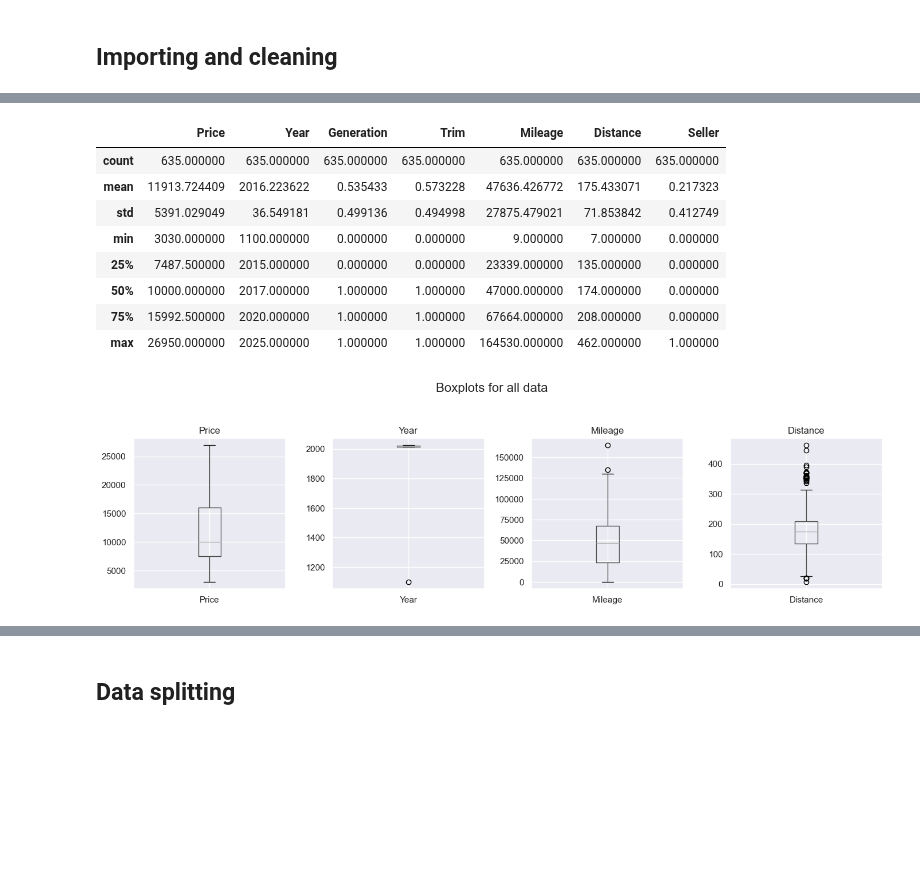
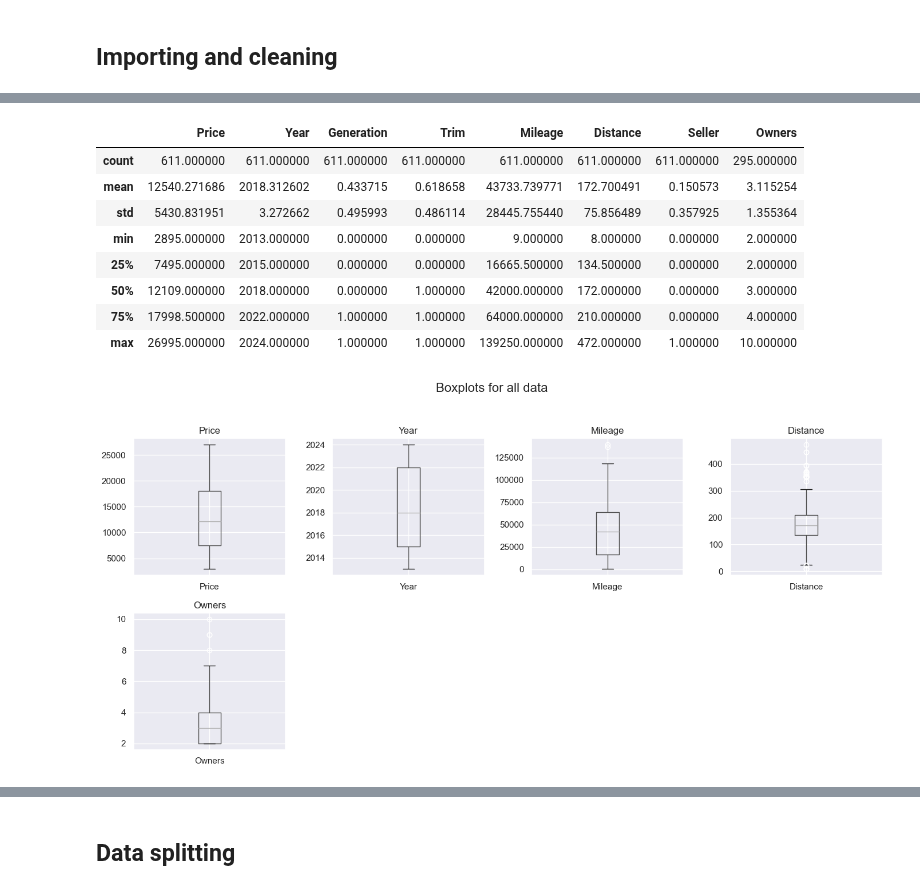
Before and after one commit to jamesdeluk/data-projects, a Jupyter notebook: Projects/car-price-regression-modelling/st.ipynb, the cells around one changed output, grey strips where cells are left out. Saved outputs shown, nothing was run; the diff lists cells and outputs as text; code cells hidden in the pictures; blank space fills up the shorter version.

```diff
--- a/Projects/car-price-regression-modelling/st.ipynb
+++ b/Projects/car-price-regression-modelling/st.ipynb
@@ -56,4 +56,14 @@ from scipy.stats import ttest_rel
 ## Importing and cleaning
 # %%
 # data = pd.read_csv('/content/drive/MyDrive/Colab Notebooks/data/car_data.csv')
-data = pd.read_csv('data/car_data.csv')
+data = pd.read_csv('car_data_winter2024.csv')
+
+display(data.head())
+print()
+display(data.describe(include='all'))
+print()
+print('Null values')
+display(data.isnull().sum().sort_values())
+print()
+print('Unique values')
+display(data.nunique().sort_values())
@@ -115,15 +117,15 @@ data['Seller'] = data['Seller'].map({'Private':1, 'Trade':0})
 
 display(data.describe(include='all'))
 # %% [output]
-|  | Price | Year | Generation | Trim | Mileage | Distance | Seller |
-| count | 635.000000 | 635.000000 | 635.000000 | 635.000000 | 635.000000 | 635.000000 | 635.000000 |
-| mean | 11913.724409 | 2016.223622 | 0.535433 | 0.573228 | 47636.426772 | 175.433071 | 0.217323 |
-| std | 5391.029049 | 36.549181 | 0.499136 | 0.494998 | 27875.479021 | 71.853842 | 0.412749 |
-| min | 3030.000000 | 1100.000000 | 0.000000 | 0.000000 | 9.000000 | 7.000000 | 0.000000 |
-| 25% | 7487.500000 | 2015.000000 | 0.000000 | 0.000000 | 23339.000000 | 135.000000 | 0.000000 |
-| 50% | 10000.000000 | 2017.000000 | 1.000000 | 1.000000 | 47000.000000 | 174.000000 | 0.000000 |
-| 75% | 15992.500000 | 2020.000000 | 1.000000 | 1.000000 | 67664.000000 | 208.000000 | 0.000000 |
-| max | 26950.000000 | 2025.000000 | 1.000000 | 1.000000 | 164530.000000 | 462.000000 | 1.000000 |
+|  | Price | Year | Generation | Trim | Mileage | Distance | Seller | Owners |
+| count | 611.000000 | 611.000000 | 611.000000 | 611.000000 | 611.000000 | 611.000000 | 611.000000 | 295.000000 |
+| mean | 12540.271686 | 2018.312602 | 0.433715 | 0.618658 | 43733.739771 | 172.700491 | 0.150573 | 3.115254 |
+| std | 5430.831951 | 3.272662 | 0.495993 | 0.486114 | 28445.755440 | 75.856489 | 0.357925 | 1.355364 |
+| min | 2895.000000 | 2013.000000 | 0.000000 | 0.000000 | 9.000000 | 8.000000 | 0.000000 | 2.000000 |
+| 25% | 7495.000000 | 2015.000000 | 0.000000 | 0.000000 | 16665.500000 | 134.500000 | 0.000000 | 2.000000 |
+| 50% | 12109.000000 | 2018.000000 | 0.000000 | 1.000000 | 42000.000000 | 172.000000 | 0.000000 | 3.000000 |
+| 75% | 17998.500000 | 2022.000000 | 1.000000 | 1.000000 | 64000.000000 | 210.000000 | 0.000000 | 4.000000 |
+| max | 26995.000000 | 2024.000000 | 1.000000 | 1.000000 | 139250.000000 | 472.000000 | 1.000000 | 10.000000 |
 # %%
 def boxplot_all_columns(data, title):
     plt.figure(figsize=(14, 7))
@@ -136,7 +138,7 @@ def boxplot_all_columns(data, title):
     plt.tight_layout(rect=[0, 0, 1, 0.95])
     plt.show()
 # %%
-boxplot_all_columns(data[['Price', 'Year', 'Mileage', 'Distance']], 'all data')
+boxplot_all_columns(data[['Price', 'Year', 'Mileage', 'Distance', 'Owners']], 'all data')
 # %% [output]
-[figure, old version]
+[figure, new version]
 # %%
```
Also changed, not shown: parts of 41 cells of this notebook, 7 other files.
